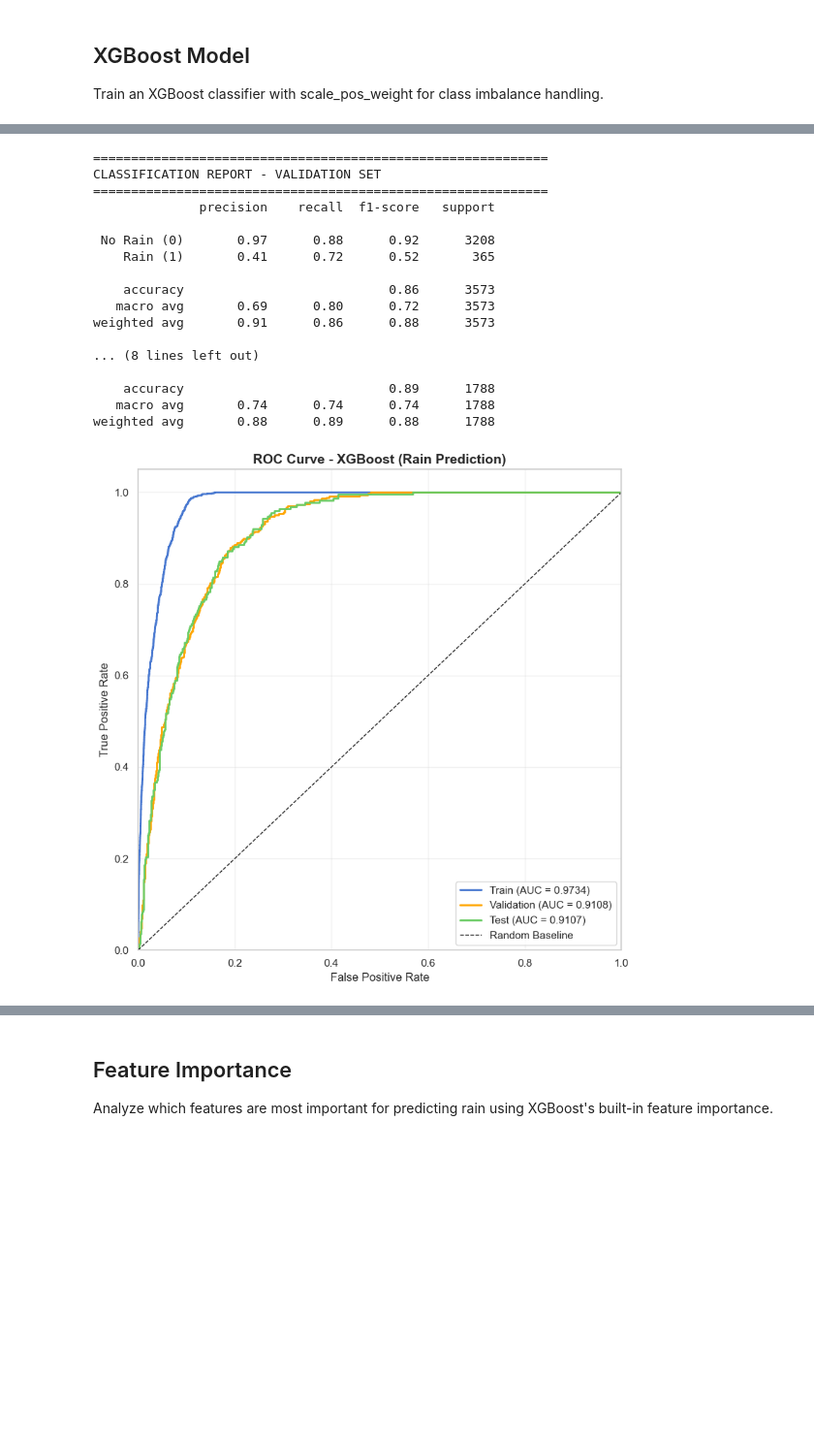
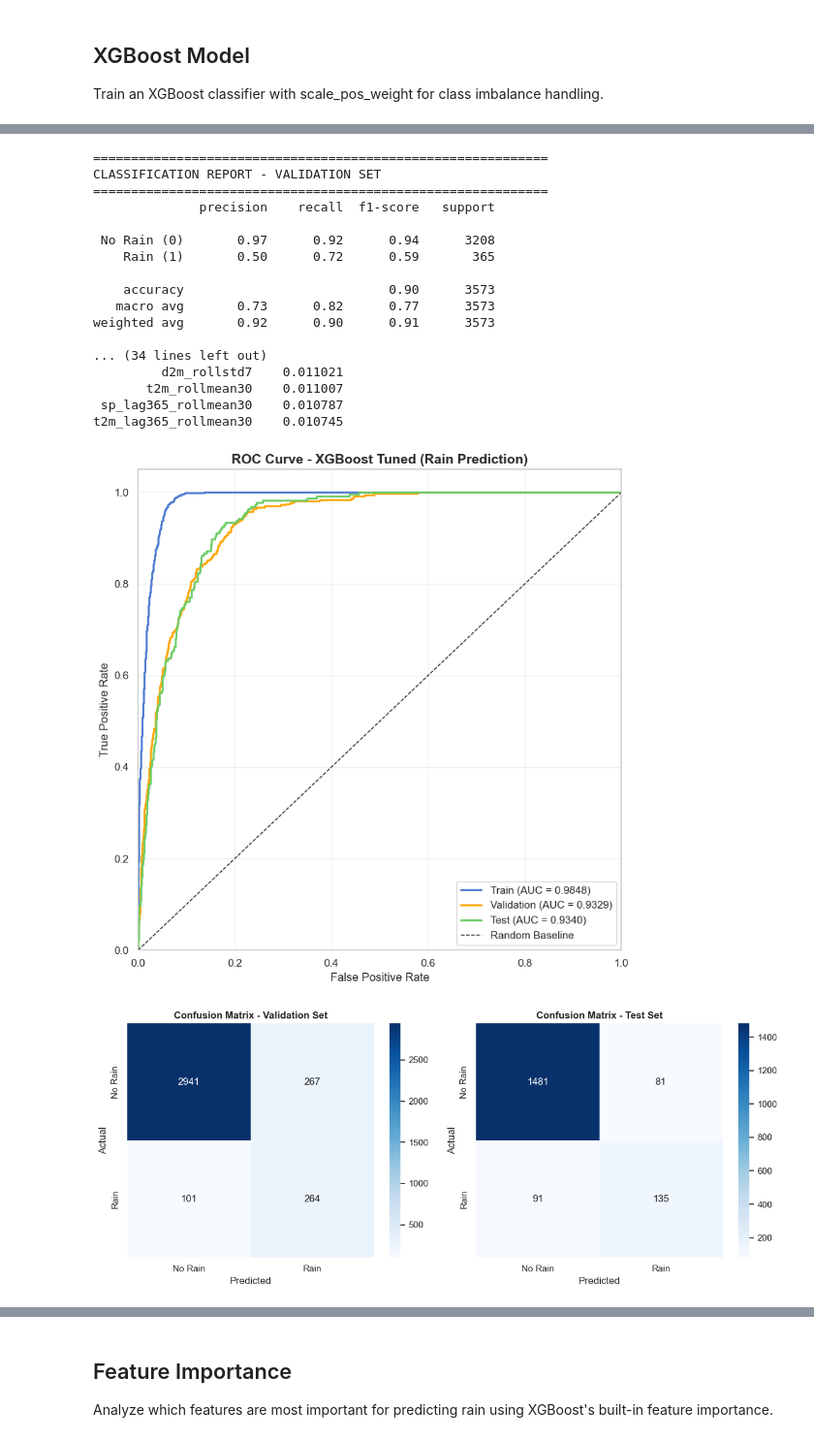
Before and after one commit to LeoAssini/practical-ml-psl, a Jupyter notebook: 1_notebooks/xgboost/precipitation_xgboost_model.ipynb, the cells around one changed output, grey strips where cells are left out. Shown at 97% size. Drawn from its saved outputs; the diff is of its cells as text; code cells hidden in the pictures; blank space fills up the shorter version.

```diff
--- a/1_notebooks/xgboost/precipitation_xgboost_model.ipynb
+++ b/1_notebooks/xgboost/precipitation_xgboost_model.ipynb
@@ -233,7 +239,7 @@ After dropping NaN: (17869, 49)
 Days removed: 394 (due to lag/rolling window requirements)
 # %%
 # Define feature columns (exclude target and original tp)
-exclude_cols = ["tp", "rain_binary", "tcc", "day_of_year", "month"]
+exclude_cols = ["tp", "rain_binary"]
 feature_columns = [col for col in df_clean.columns if col not in exclude_cols]
 
 print(f"Total features: {len(feature_columns)}")
@@ -448,51 +510,101 @@ print("=" * 60)
 print(
     classification_report(y_test, y_test_pred, target_names=["No Rain (0)", "Rain (1)"])
 )
+
+# Feature Importance
+feature_importance = pd.DataFrame(
+    {"feature": X_train.columns, "importance": best_xgb.feature_importances_}
+).sort_values("importance", ascending=False)
+
+print("\n" + "=" * 60)
+print("TOP 20 FEATURE IMPORTANCES")
+print("=" * 60)
+print(feature_importance.head(20).to_string(index=False))
 # %% [output]
 ============================================================
 CLASSIFICATION REPORT - VALIDATION SET
 ============================================================
               precision    recall  f1-score   support
 
- No Rain (0)       0.97      0.88      0.92      3208
-    Rain (1)       0.41      0.72      0.52       365
+ No Rain (0)       0.97      0.92      0.94      3208
+    Rain (1)       0.50      0.72      0.59       365
 
-    accuracy                           0.86      3573
-   macro avg       0.69      0.80      0.72      3573
-weighted avg       0.91      0.86      0.88      3573
+    accuracy                           0.90      3573
+   macro avg       0.73      0.82      0.77      3573
+weighted avg       0.92      0.90      0.91      3573
 
-... (8 lines left out)
-
-    accuracy                           0.89      1788
-   macro avg       0.74      0.74      0.74      1788
-weighted avg       0.88      0.89      0.88      1788
+... (34 lines left out)
+         d2m_rollstd7    0.011021
+       t2m_rollmean30    0.011007
+ sp_lag365_rollmean30    0.010787
+t2m_lag365_rollmean30    0.010745
 # %%
 # Plot ROC curves
 fig, ax = plt.subplots(figsize=(8, 8))
 
 # Train ROC
 fpr_train, tpr_train, _ = roc_curve(y_train, y_train_proba)
 ax.plot(fpr_train, tpr_train, "b-", lw=2, label=f"Train (AUC = {train_auc:.4f})")
 
 # Validation ROC
 fpr_val, tpr_val, _ = roc_curve(y_val, y_val_proba)
 ax.plot(fpr_val, tpr_val, "orange", lw=2, label=f"Validation (AUC = {val_auc:.4f})")
 
 # Test ROC
 fpr_test, tpr_test, _ = roc_curve(y_test, y_test_proba)
 ax.plot(fpr_test, tpr_test, "g-", lw=2, label=f"Test (AUC = {test_auc:.4f})")
 
 # Random baseline
 ax.plot([0, 1], [0, 1], "k--", lw=1, label="Random Baseline")
 
 ax.set_xlim([0.0, 1.0])
 ax.set_ylim([0.0, 1.05])
 ax.set_xlabel("False Positive Rate", fontsize=12)
 ax.set_ylabel("True Positive Rate", fontsize=12)
-ax.set_title("ROC Curve - XGBoost (Rain Prediction)", fontsize=14, fontweight="bold")
+ax.set_title(
+    "ROC Curve - XGBoost Tuned (Rain Prediction)", fontsize=14, fontweight="bold"
+)
 ax.legend(loc="lower right")
 ax.grid(alpha=0.3)
 plt.tight_layout()
 plt.show()
+
+# Confusion matrices
+fig, axes = plt.subplots(1, 2, figsize=(12, 5))
+
+for ax, (y_true, y_pred_set, title) in zip(
+    axes, [(y_val, y_val_pred, "Validation"), (y_test, y_test_pred, "Test")]
+):
+    cm = confusion_matrix(y_true, y_pred_set)
+    sns.heatmap(
+        cm,
+        annot=True,
+        fmt="d",
+        cmap="Blues",
+        ax=ax,
+        xticklabels=["No Rain", "Rain"],
+        yticklabels=["No Rain", "Rain"],
+    )
+    ax.set_xlabel("Predicted")
+    ax.set_ylabel("Actual")
+    ax.set_title(f"Confusion Matrix - {title} Set", fontsize=12, fontweight="bold")
+
+plt.tight_layout()
+plt.show()
+
+# Feature importance plot
+fig, ax = plt.subplots(figsize=(12, 8))
+top_features = feature_importance.head(20)
+ax.barh(range(len(top_features)), top_features["importance"])
+ax.set_yticks(range(len(top_features)))
+ax.set_yticklabels(top_features["feature"])
+ax.set_xlabel("Feature Importance")
+ax.set_title(
+    "Top 20 Feature Importances - XGBoost (Tuned)", fontsize=14, fontweight="bold"
+)
+ax.grid(axis="x", alpha=0.3)
+plt.tight_layout()
+plt.show()
 # %% [output]
-[figure, old version]
+[figure, new version]
+[figure, added]
```
Also changed, not shown: parts of 12 cells of this notebook.
